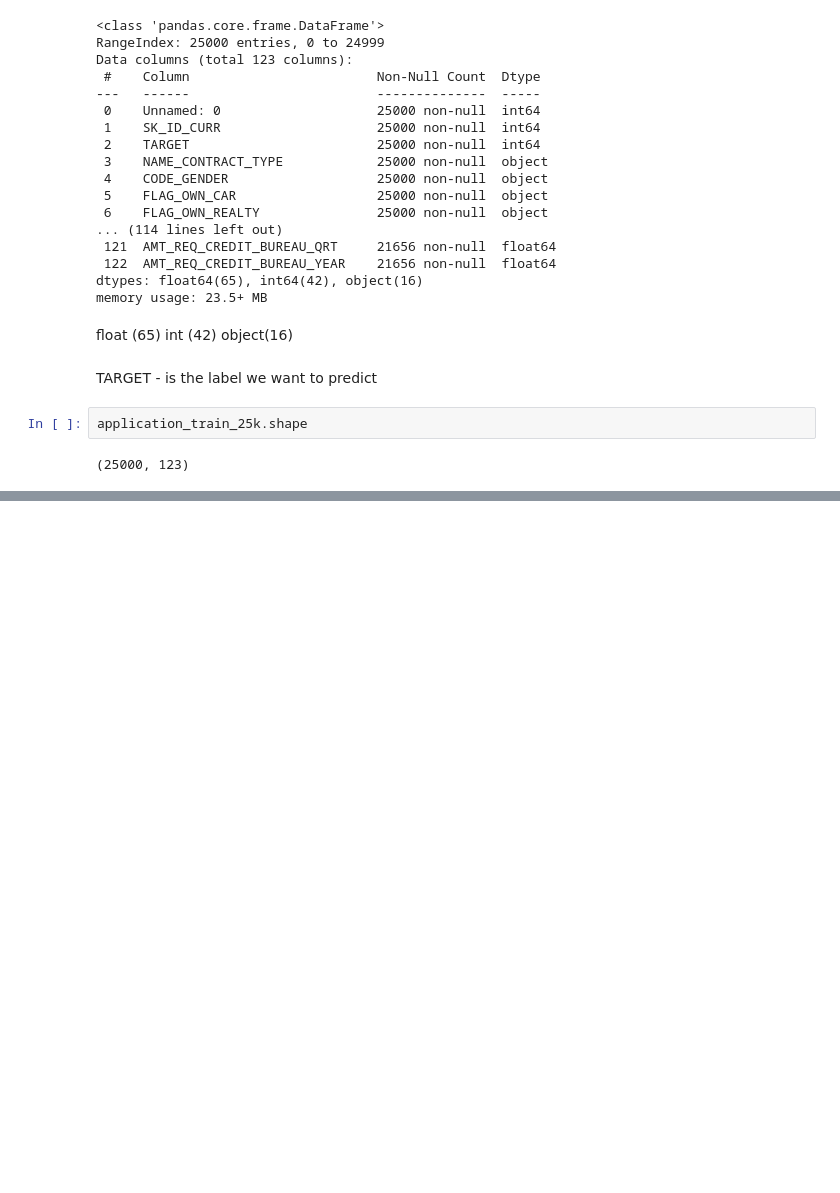
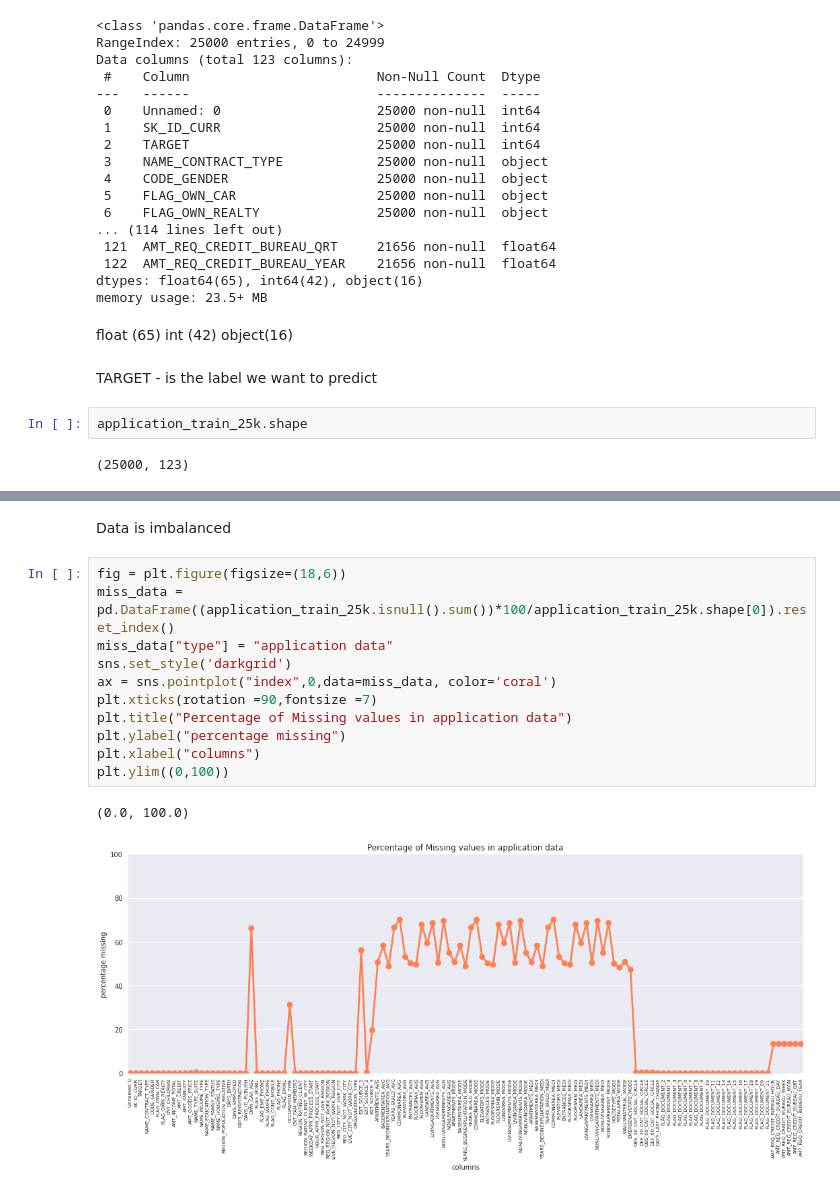
Before and after one commit to yadneshkhairnar194/Home-Credit-Default-Risk, a Jupyter notebook: Home_Credit_Default_Risk.ipynb, the cells around one changed output, grey strips where cells are left out. Cells and saved outputs as stored; diff of their text form; blank space fills up the shorter version.

```diff
--- a/Home_Credit_Default_Risk.ipynb
+++ b/Home_Credit_Default_Risk.ipynb
@@ -199,0 +214,16 @@ application_train_25k.shape
+# %% [markdown]
+Data is imbalanced
+# %%
+fig = plt.figure(figsize=(18,6))
+miss_data = pd.DataFrame((application_train_25k.isnull().sum())*100/application_train_25k.shape[0]).reset_index()
+miss_data["type"] = "application data"
+sns.set_style('darkgrid')
+ax = sns.pointplot("index",0,data=miss_data, color='coral')
+plt.xticks(rotation =90,fontsize =7)
+plt.title("Percentage of Missing values in application data")
+plt.ylabel("percentage missing")
+plt.xlabel("columns")
+plt.ylim((0,100))
+# %% [output]
+(0.0, 100.0)
+[figure, added]
```
Also changed, not shown: parts of 5 cells of this notebook.
